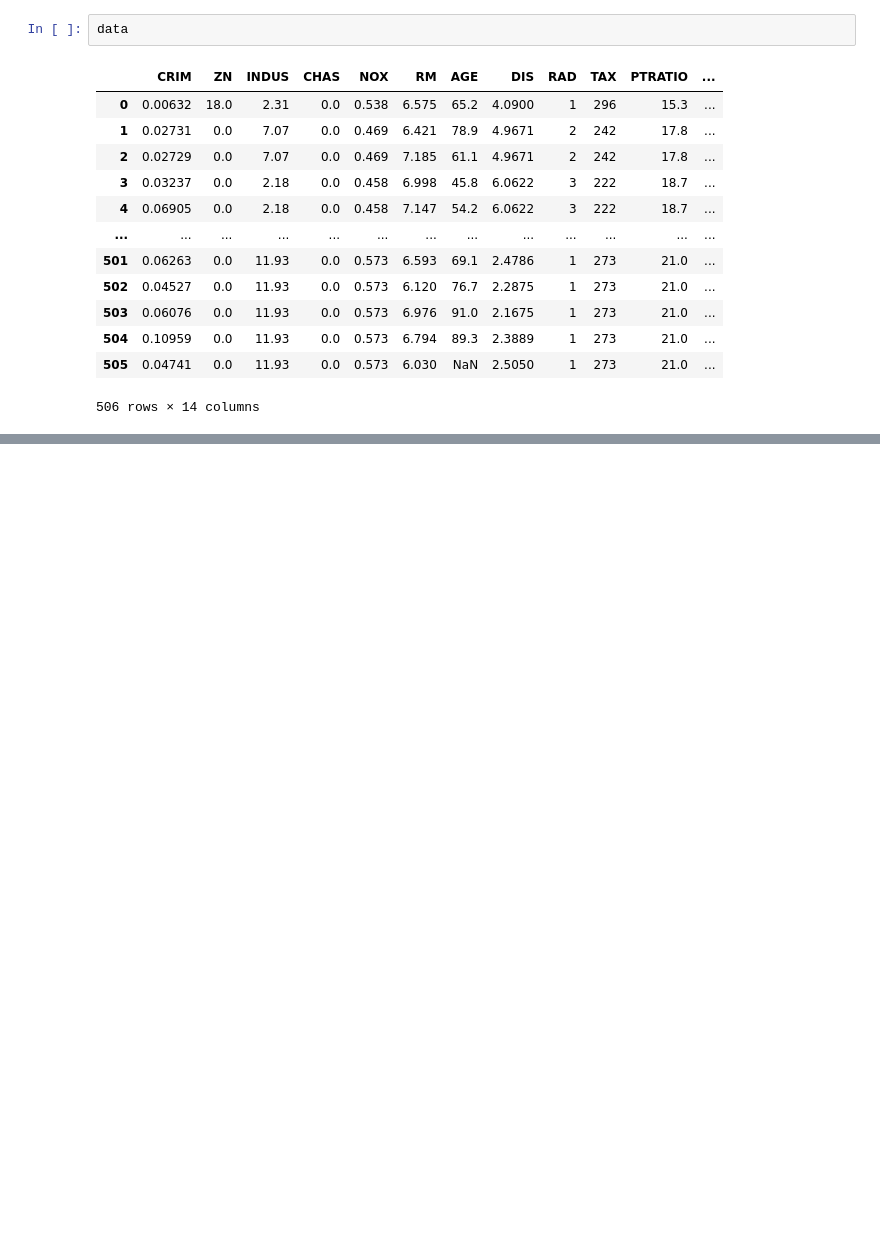
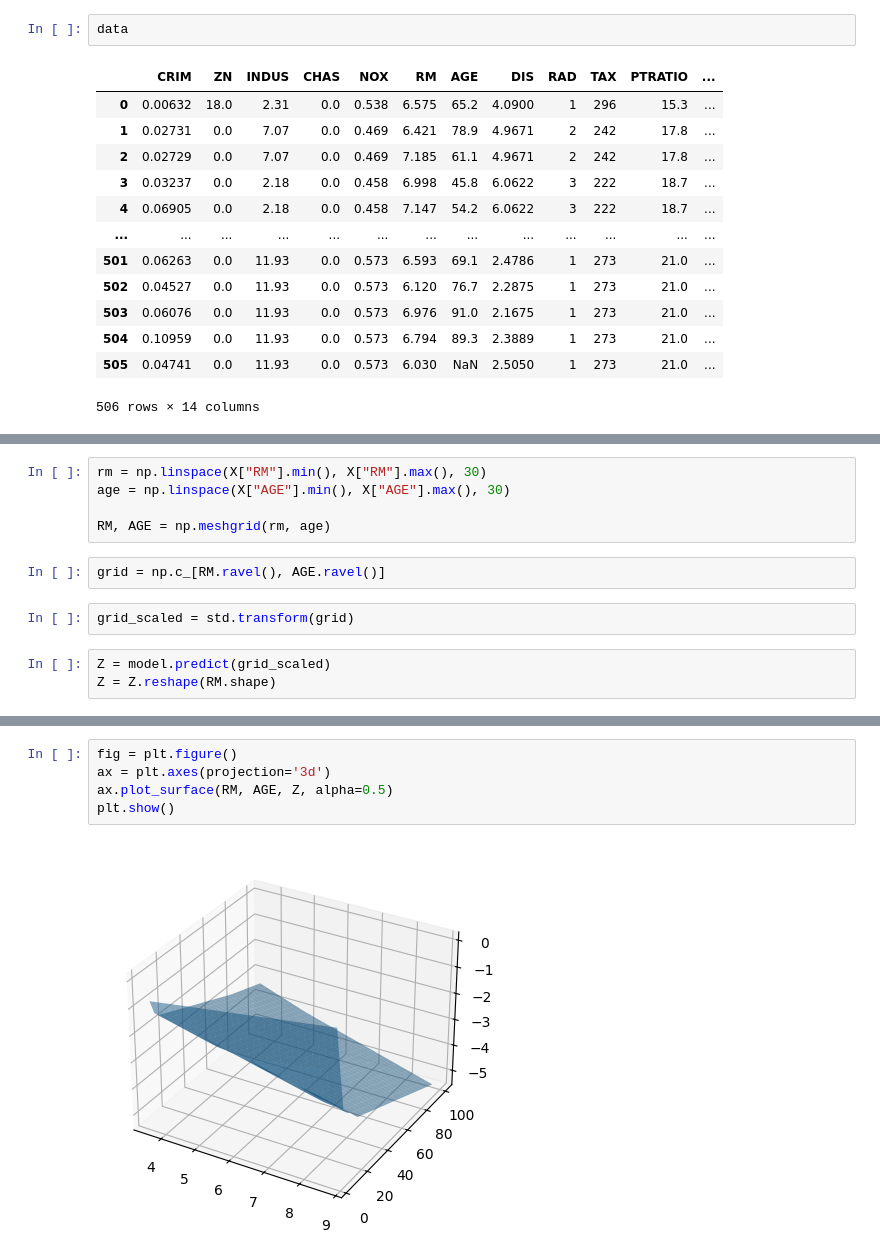
Before and after one commit to Mokhodabakhshi/machine-learning-projects, a Jupyter notebook: deep-learning/project-1/main.ipynb, the cells around one changed output, grey strips where cells are left out. Cells and saved outputs as stored; diff of their text form; blank space fills up the shorter version.

Commit message:
Project 1 solved

```diff
--- a/deep-learning/project-1/main.ipynb
+++ b/deep-learning/project-1/main.ipynb
@@ -38,0 +119,12 @@ data
+# %%
+rm = np.linspace(X["RM"].min(), X["RM"].max(), 30)
+age = np.linspace(X["AGE"].min(), X["AGE"].max(), 30)
+
+RM, AGE = np.meshgrid(rm, age)
+# %%
+grid = np.c_[RM.ravel(), AGE.ravel()]
+# %%
+grid_scaled = std.transform(grid)
+# %%
+Z = model.predict(grid_scaled)
+Z = Z.reshape(RM.shape)
@@ -38,0 +133,7 @@ data
+# %%
+fig = plt.figure()
+ax = plt.axes(projection='3d')
+ax.plot_surface(RM, AGE, Z, alpha=0.5)
+plt.show()
+# %% [output]
+[figure, added]
```
Also changed, not shown: parts of 13 cells of this notebook.
